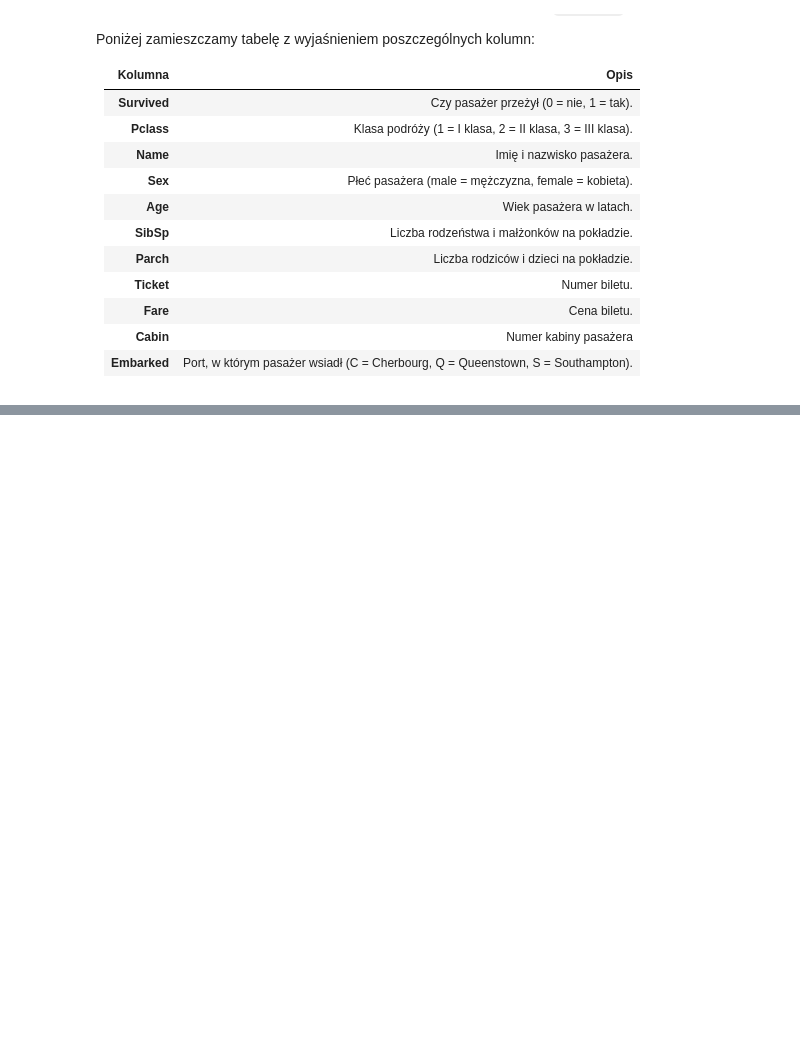
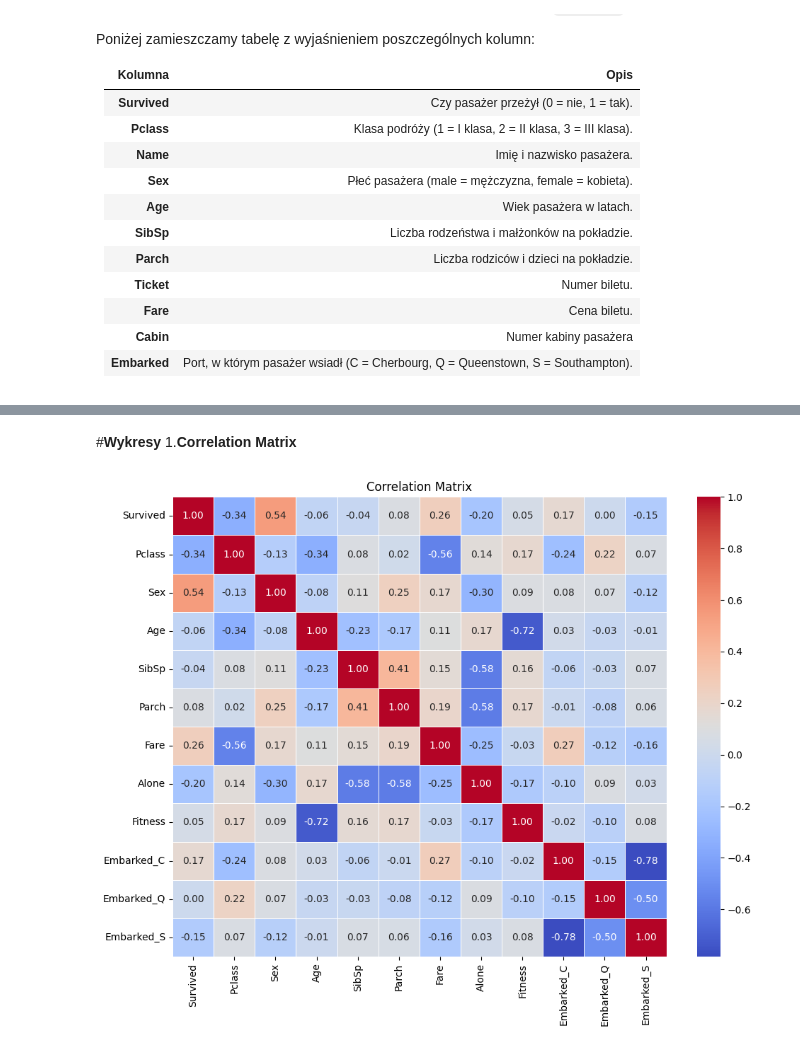
Before and after one commit to Solvro/ml-wakacyjne-wyzwanie-2025, a Jupyter notebook: 1_przetwarzanie_wizualizacja/EDA_zadanie.ipynb, the cells around one changed output, grey strips where cells are left out. Cells and saved outputs as stored; diff of their text form; code cells hidden in the pictures; blank space fills up the shorter version.

```diff
--- a/1_przetwarzanie_wizualizacja/EDA_zadanie.ipynb
+++ b/1_przetwarzanie_wizualizacja/EDA_zadanie.ipynb
@@ -67,0 +256,3 @@ titanic_df = pd.read_csv(base_path / 'titanic.csv', index_col='PassengerId')
+# %%
+df.drop('Ticket', axis=1, inplace=True)
+df.drop('Name', axis=1, inplace=True)
@@ -67,0 +265,6 @@ titanic_df = pd.read_csv(base_path / 'titanic.csv', index_col='PassengerId')
+# %%
+alone_fun = lambda x: 1 - min(x['SibSp'] + x['Parch'], 1)
+df['Alone'] = df.apply(alone_fun, axis=1)
+
+fitness_fun = lambda x: 'bad' if x['Age'] > 65 else ('mid' if x['Age'] > 25 else 'good')
+df['Fitness'] = df.apply(fitness_fun, axis=1)
@@ -67,0 +291,6 @@ titanic_df = pd.read_csv(base_path / 'titanic.csv', index_col='PassengerId')
+# %%
+df['Sex'] = df['Sex'].map({'male': 0, 'female': 1})
+df['Fitness'] = df['Fitness'].map({'bad': 0, 'mid': 1, 'good': 2})
+df = pd.get_dummies(df, columns=['Embarked'], drop_first=False)
+
+df.head(4)
@@ -67,0 +308,6 @@ titanic_df = pd.read_csv(base_path / 'titanic.csv', index_col='PassengerId')
+# %%
+df['Survived'] = df['Survived'].astype(bool)
+df['Sex'] = df['Sex'].astype(bool)
+df['Alone'] = df['Alone'].astype(bool)
+
+df.head(4)
@@ -67,0 +321,16 @@ titanic_df = pd.read_csv(base_path / 'titanic.csv', index_col='PassengerId')
+# %% [markdown]
+#**Wykresy**
+1.**Correlation Matrix**
+# %%
+def plot_correlation_matrix(df):
+
+  corr = df.corr(numeric_only=True)
+  plt.figure(figsize=(10, 8))
+  sns.heatmap(corr, annot=True, fmt=".2f", cmap='coolwarm', linewidths=0.5)
+  plt.title('Correlation Matrix')
+  plt.tight_layout()
+  plt.show()
+
+plot_correlation_matrix(df)
+# %% [output]
+[figure, added]
```
Also changed, not shown: parts of 39 cells of this notebook.
